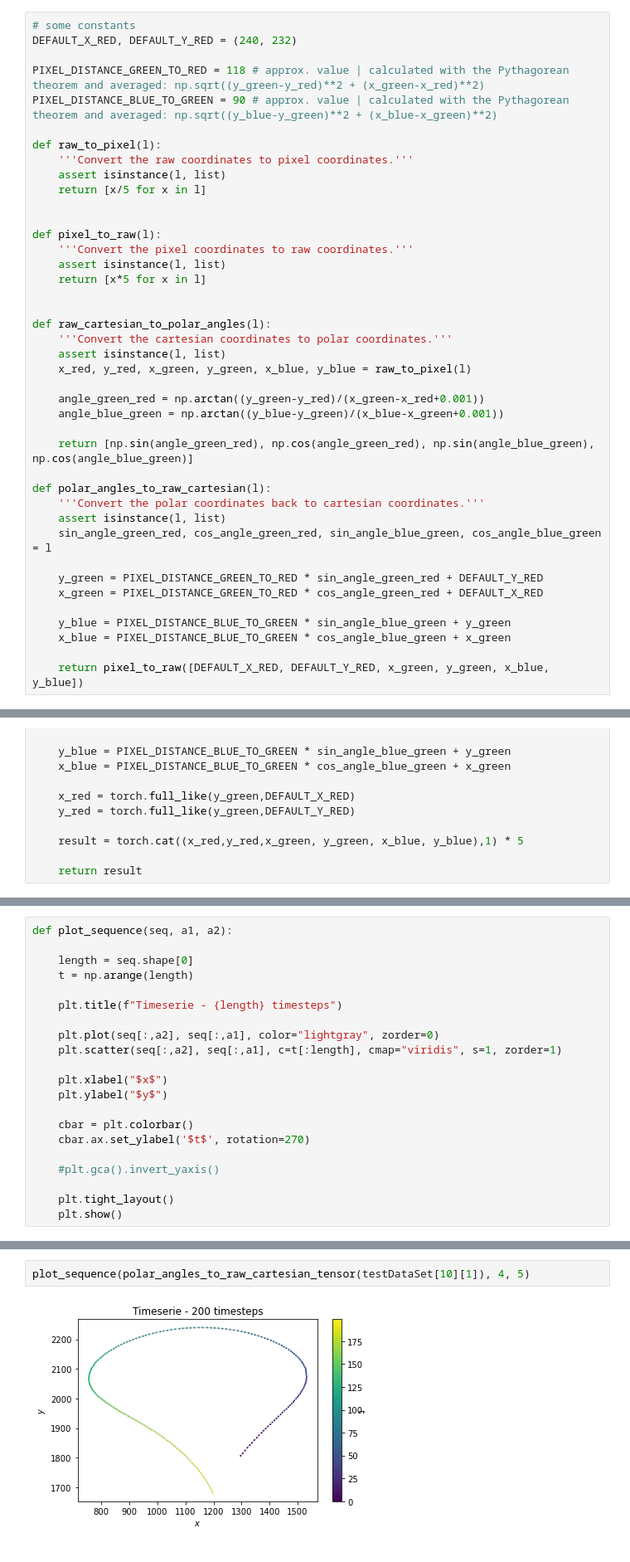
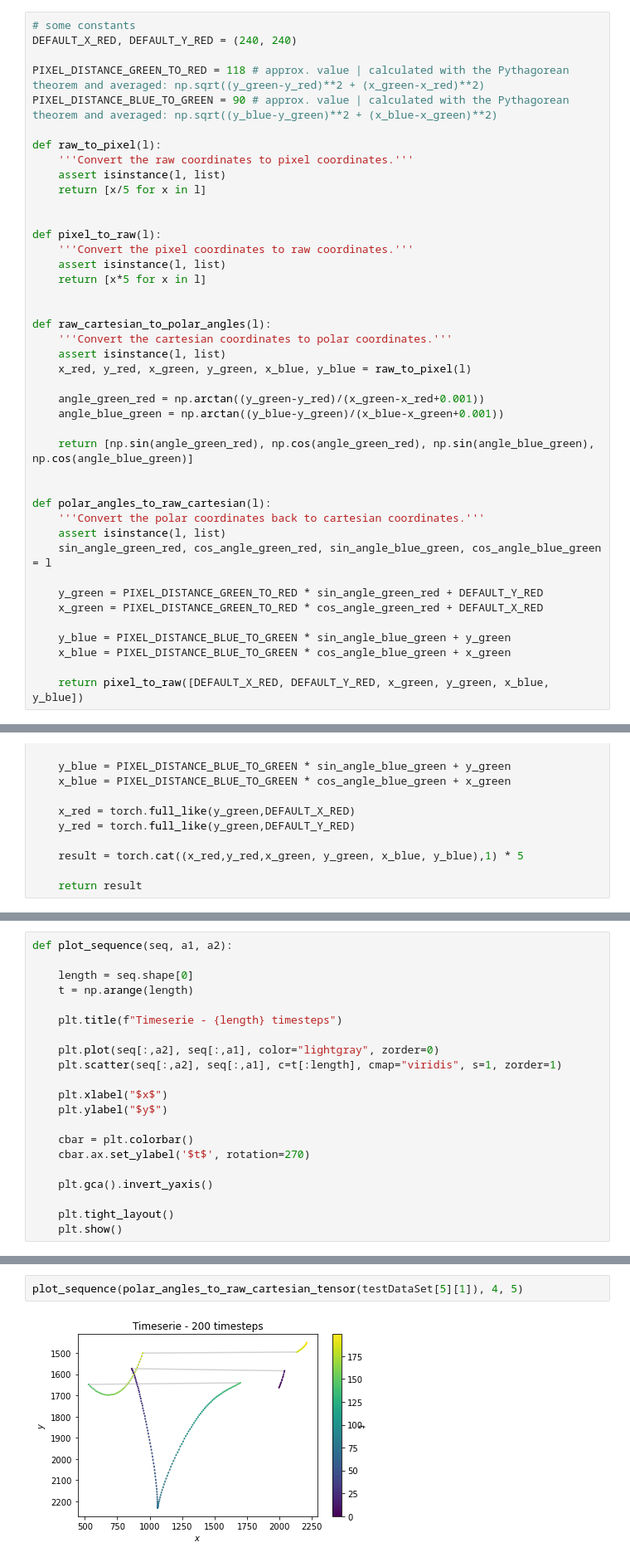
Before and after one commit to gthampak/physinet.io, a Jupyter notebook: LSTM_Baseline.ipynb, the cells around one changed output, grey strips where cells are left out. Shown at 83% size. Cells and saved outputs as stored; diff of their text form.

```diff
--- a/LSTM_Baseline.ipynb
+++ b/LSTM_Baseline.ipynb
@@ -39,7 +39,7 @@ validation_targets_video = '/raid/cs152/zxaa2018/penndulum/train_and_test_split/
 ### Data Transformation Functions
 # %%
 # some constants
-DEFAULT_X_RED, DEFAULT_Y_RED = (240, 232)
+DEFAULT_X_RED, DEFAULT_Y_RED = (240, 240)
 
 PIXEL_DISTANCE_GREEN_TO_RED = 118 # approx. value | calculated with the Pythagorean theorem and averaged: np.sqrt((y_green-y_red)**2 + (x_green-x_red)**2)
 PIXEL_DISTANCE_BLUE_TO_GREEN = 90 # approx. value | calculated with the Pythagorean theorem and averaged: np.sqrt((y_blue-y_green)**2 + (x_blue-x_green)**2)
@@ -66,6 +66,7 @@ def raw_cartesian_to_polar_angles(l):
 
     return [np.sin(angle_green_red), np.cos(angle_green_red), np.sin(angle_blue_green), np.cos(angle_blue_green)]
 
+
 def polar_angles_to_raw_cartesian(l):
     '''Convert the polar coordinates back to cartesian coordinates.'''
     assert isinstance(l, list)
@@ -342,7 +386,7 @@ def plot_sequence(seq, a1, a2):
     cbar = plt.colorbar()
     cbar.ax.set_ylabel('$t$', rotation=270)
 
-    #plt.gca().invert_yaxis()
+    plt.gca().invert_yaxis()
 
     plt.tight_layout()
     plt.show()
@@ -353,4 +397,4 @@ plot_sequence(output, 4, 5)
 # %%
-plot_sequence(polar_angles_to_raw_cartesian_tensor(testDataSet[10][1]), 4, 5)
+plot_sequence(polar_angles_to_raw_cartesian_tensor(testDataSet[5][1]), 4, 5)
 # %% [output]
-[figure, old version]
+[figure, new version]
```
Also changed, not shown: parts of 10 cells of this notebook.
